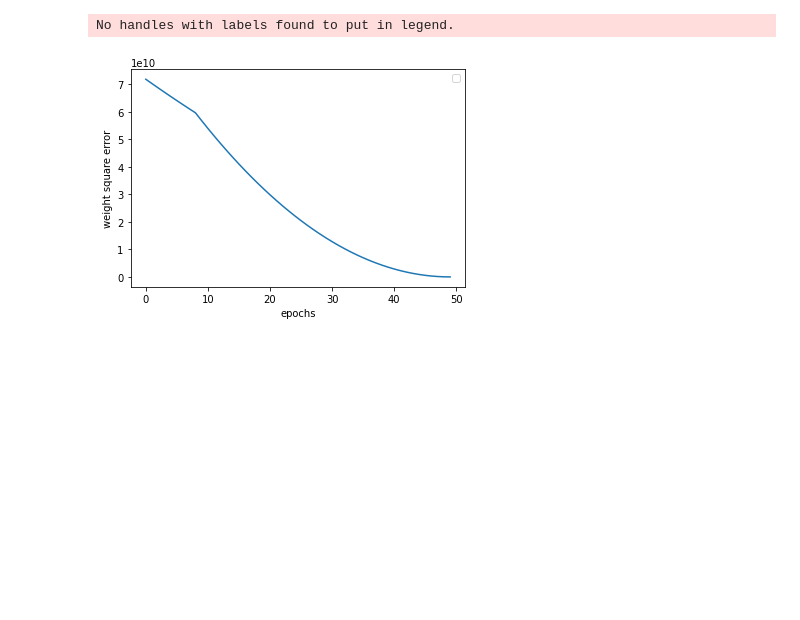
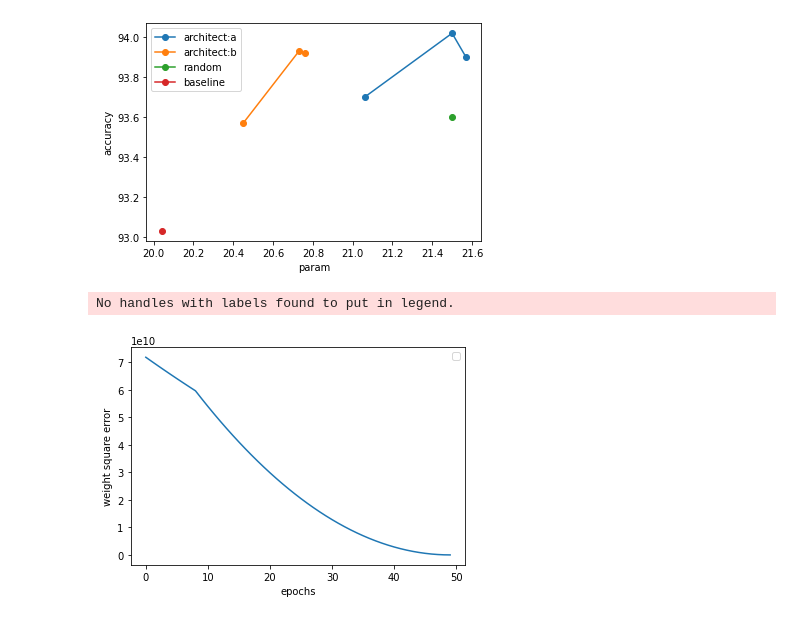
Before and after one commit to tatsuya-sugiyama/notebook, a Jupyter notebook: Untitled0.ipynb, the cells around one changed output. Drawn from its saved outputs; the diff is of its cells as text; code cells hidden in the pictures; blank space fills up the shorter version.

```diff
--- a/Untitled0.ipynb
+++ b/Untitled0.ipynb
@@ -135,3 +228,22 @@ x = [71823482880.0,
+# %%
+fig = plt.figure()
+
+acc, par, sho = zip(*a)
+plt.plot(par, acc, label="architect:a", marker='o')
+acc, par, sho = zip(*b)
+plt.plot(par, acc, label="architect:b", marker='o')
+acc, par, sho = zip(*r)
+plt.plot(par, acc, label="random", marker='o')
+acc, par, sho = zip(*s)
+plt.plot(par, acc, label="baseline", marker='o')
+
+plt.xlabel("param")
+plt.ylabel("accuracy")
+plt.legend()
+plt.show()
+fig.savefig(os.path.join("", "graph.png"))
+# %% [output]
+[figure, added]
 # %%
 fig = plt.figure()
 
```
Also changed, not shown: parts of 25 cells of this notebook, 4 other files.
